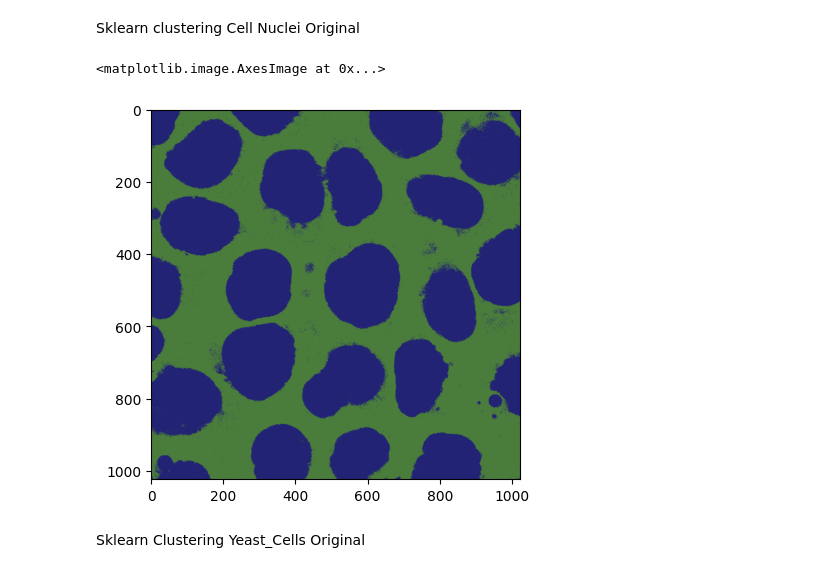
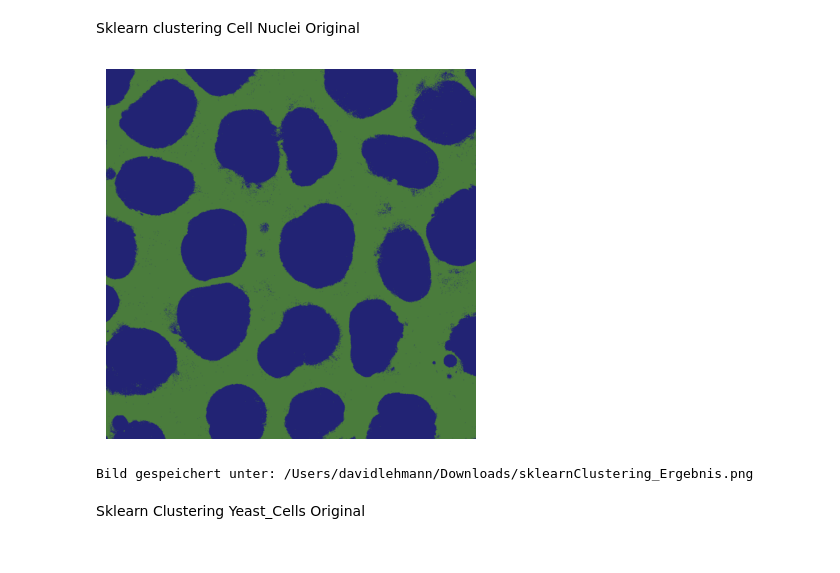
Before and after one commit to BiomedicalImageAnalysis2025/topic01_team04, a Jupyter notebook: Code/sklearn_clustering.ipynb, the cells around one changed output. Cells and saved outputs as stored; diff of their text form; code cells hidden in the pictures.

```diff
--- a/Code/sklearn_clustering.ipynb
+++ b/Code/sklearn_clustering.ipynb
@@ -3,17 +3,19 @@ Sklearn clustering Cell Nuclei Original
 # %%
 
 from Functions.sklearn_segmentation import skcluster_image
 from Functions.sklearn_segmentation import save_image
 
 
 bild = plt.imread('Original_Images/Clustering/Data/Cell_Nuclei.tiff')
 clustertes_bild = skcluster_image(bild, n_clusters=2)
 plt.imshow(clustertes_bild.astype('uint8'))
 plt.axis('off')
 plt.show()
+
+save_image(clustertes_bild, "sklearnClustering_Ergebnis", ext="png")
 # %% [output]
+[figure, new version]
-<matplotlib.image.AxesImage at 0x...>
+Bild gespeichert unter: /Users/davidlehmann/Downloads/sklearnClustering_Ergebnis.png
-[figure, old version]
 # %% [markdown]
 Sklearn Clustering Yeast_Cells Original
 # %%
```
Also changed, not shown: 1 other file.
